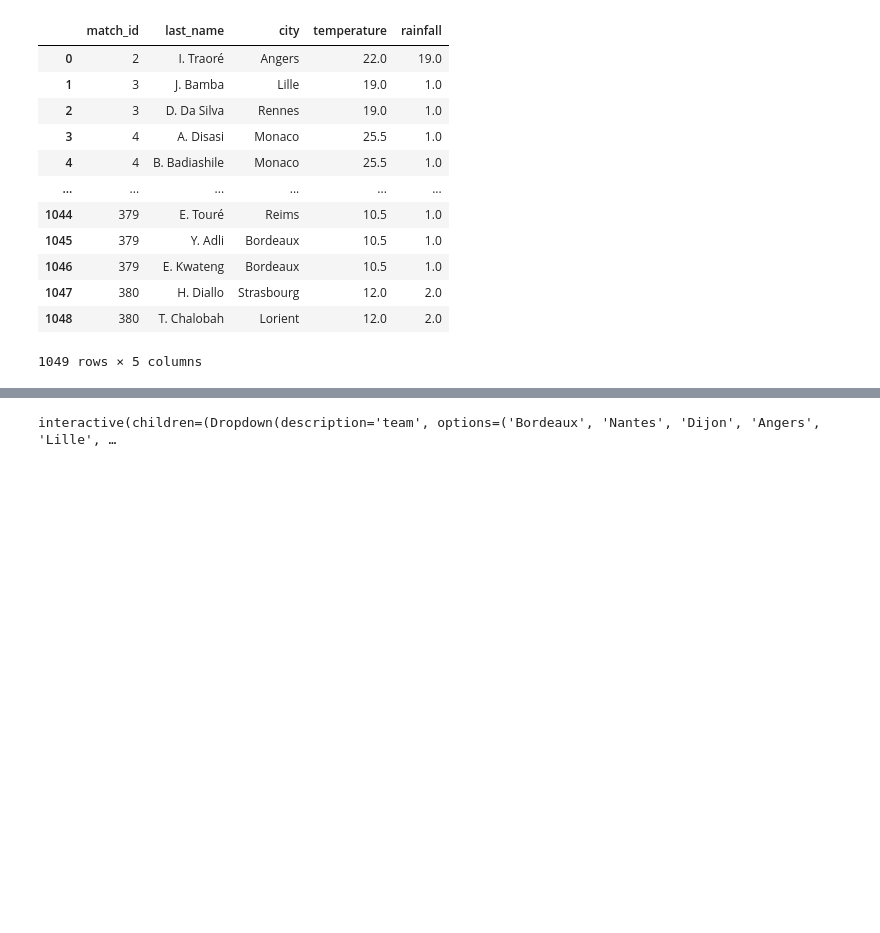
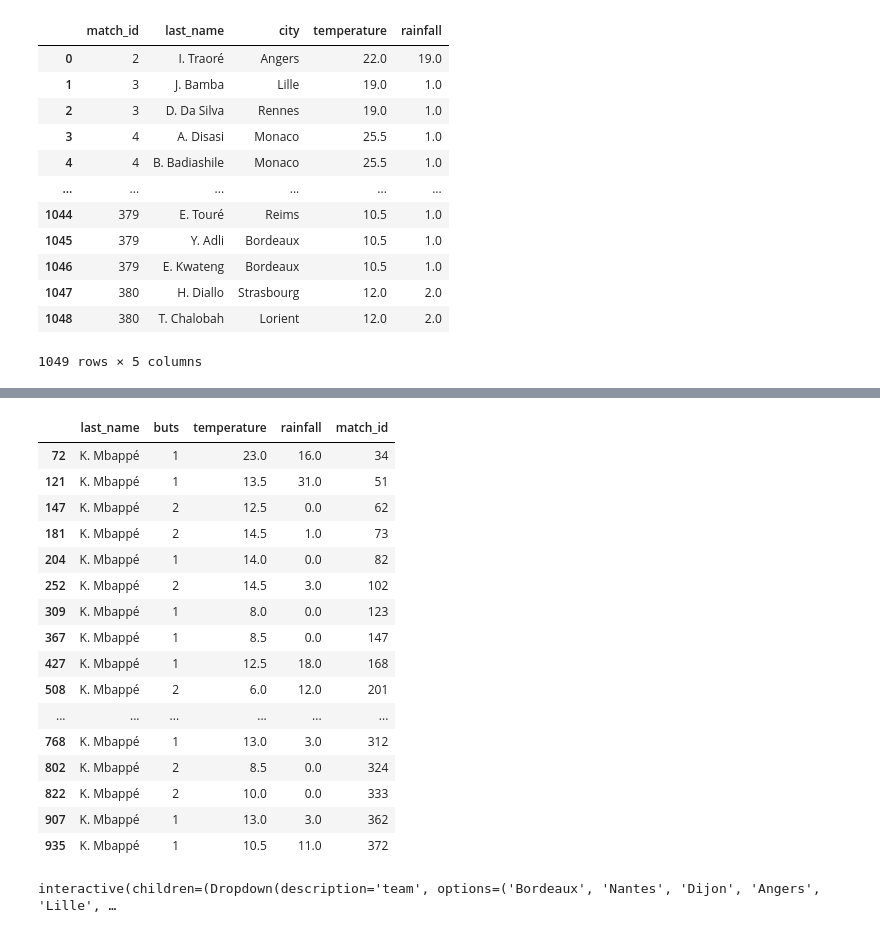
Before and after one commit to rolandina/foot-meteo, a Jupyter notebook: project_with_weather_from_csv/Requêtes.ipynb, the cells around one changed output, grey strips where cells are left out. Saved outputs shown, nothing was run; the diff lists cells and outputs as text; code cells hidden in the pictures; blank space fills up the shorter version.

Commit message:
debbug dataset score by player

```diff
--- a/project_with_weather_from_csv/Requêtes.ipynb
+++ b/project_with_weather_from_csv/Requêtes.ipynb
@@ -93,14 +93,3 @@ data2
 1049 rows × 5 columns
 # %%
 data2['buts'] = 1
-# %%
-df = data2.sort_values(['match_id','last_name'], ascending=True).assign(delete=np.nan)
-
-for i in range(len(df)):
-    if i < len(df)-1:
-        if df.iloc[i]['last_name'] == df.iloc[i+1]['last_name']:
-            buts = df.iloc[i]['buts'] + df.iloc[i+1]['buts']
-            df.at[i+1, 'buts'] = buts
-            df.at[i, 'delete'] = 1
-
-df3 = df[df['delete'] != 1].drop('delete', axis = 1)
@@ -118,0 +114,13 @@ df3[df3['buts'] == 3]
+# %%
+df_score_player_match = pd.DataFrame()
+#data2[['city','temperature','rainfall', 'buts']].groupby(data2['last_name']).sum()
+
+for i in range(data2['match_id'].min(), data2['match_id'].max()+1):
+
+    new_df = pd.DataFrame(data2['buts'][data2['match_id'] == i].groupby(
+        data2['last_name']).sum()).reset_index().assign(
+        temperature=data2['temperature'][data2['match_id'] == i].mean()).assign(
+        rainfall=data2['rainfall'][data2['match_id'] == i].mean()).assign(
+        match_id=i)
+
+    df_score_player_match = df_score_player_match.append(new_df, ignore_index=True)
@@ -119,3 +143,23 @@ df3[df3['buts'] == 3]
+# %%
+df_score_player_match[df_score_player_match['last_name'] == 'K. Mbappé']
+# %% [output]
+|  | last_name | buts | temperature | rainfall | match_id |
+| 72 | K. Mbappé | 1 | 23.0 | 16.0 | 34 |
+| 121 | K. Mbappé | 1 | 13.5 | 31.0 | 51 |
+| 147 | K. Mbappé | 2 | 12.5 | 0.0 | 62 |
+| 181 | K. Mbappé | 2 | 14.5 | 1.0 | 73 |
+| 204 | K. Mbappé | 1 | 14.0 | 0.0 | 82 |
+| 252 | K. Mbappé | 2 | 14.5 | 3.0 | 102 |
+| 309 | K. Mbappé | 1 | 8.0 | 0.0 | 123 |
+| 367 | K. Mbappé | 1 | 8.5 | 0.0 | 147 |
+| 427 | K. Mbappé | 1 | 12.5 | 18.0 | 168 |
+| 508 | K. Mbappé | 2 | 6.0 | 12.0 | 201 |
+| ... | ... | ... | ... | ... | ... |
+| 768 | K. Mbappé | 1 | 13.0 | 3.0 | 312 |
+| 802 | K. Mbappé | 2 | 8.5 | 0.0 | 324 |
+| 822 | K. Mbappé | 2 | 10.0 | 0.0 | 333 |
+| 907 | K. Mbappé | 1 | 13.0 | 3.0 | 362 |
+| 935 | K. Mbappé | 1 | 10.5 | 11.0 | 372 |
 # %%
 def team_bar_meteo(team):
 
```
Also changed, not shown: parts of 9 cells of this notebook.
